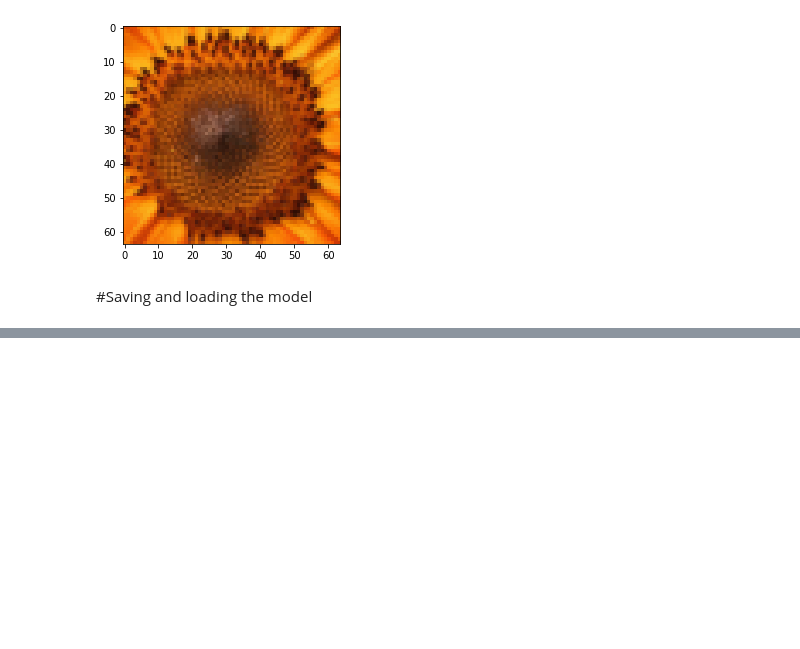
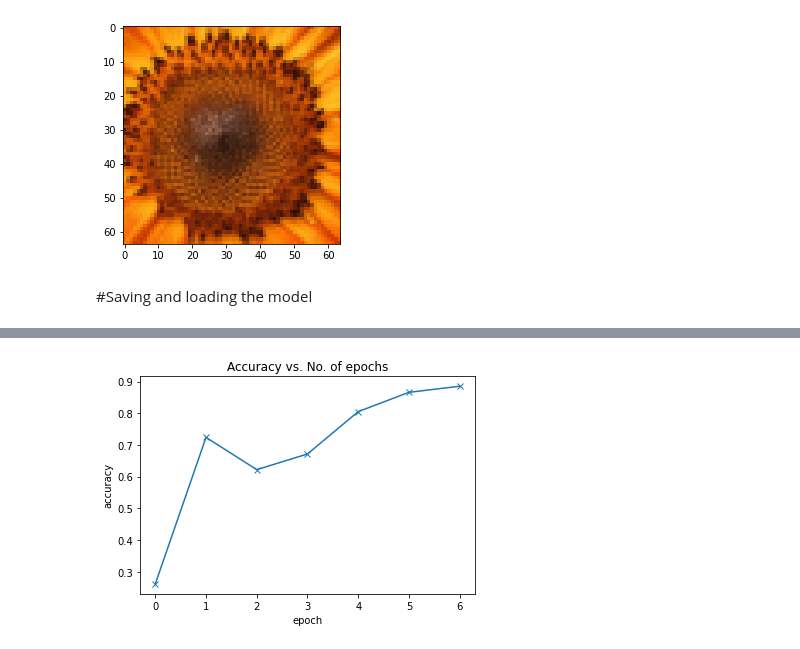
Before and after one commit to PradyumnaCharate/Flower-Species-Recognition, a Jupyter notebook: Deep_Learning_Project.ipynb, the cells around one changed output, grey strips where cells are left out. Cells and saved outputs as stored; diff of their text form; code cells hidden in the pictures; blank space fills up the shorter version.

```diff
--- a/Deep_Learning_Project.ipynb
+++ b/Deep_Learning_Project.ipynb
@@ -337,0 +374,11 @@ torch.save(model.state_dict(), 'flower-regognition.pth')
+# %%
+class ResNet34(ImageClassificationBase):
+  def __init__(self,num_classes,pretrained=True):
+    super().__init__()
+    self.network=models.resnet34(pretrained=pretrained)
+    #Replace last layer
+    self.network.fc=nn.Linear(self.network.fc.in_features,num_classes)
+  def forward(self,xb):
+    return self.network(xb)
+# %%
+model=to_device(ResNet34(len(dataset.classes),pretrained=True),device)
@@ -337,0 +438,2 @@ torch.save(model.state_dict(), 'flower-regognition.pth')
+# %%
+history=[evaluate(model,val_dl)]
@@ -337,0 +444,2 @@ torch.save(model.state_dict(), 'flower-regognition.pth')
+# %%
+history += fit_one_cycle(6,0.001,model,train_dl,val_dl,weight_decay=0.01,grad_clip=0.1,opt_func=torch.optim.Adam)
@@ -337,0 +453,4 @@ torch.save(model.state_dict(), 'flower-regognition.pth')
+# %%
+plot_accuracies(history)
+# %% [output]
+[figure, added]
```
Also changed, not shown: parts of 11 cells of this notebook.
